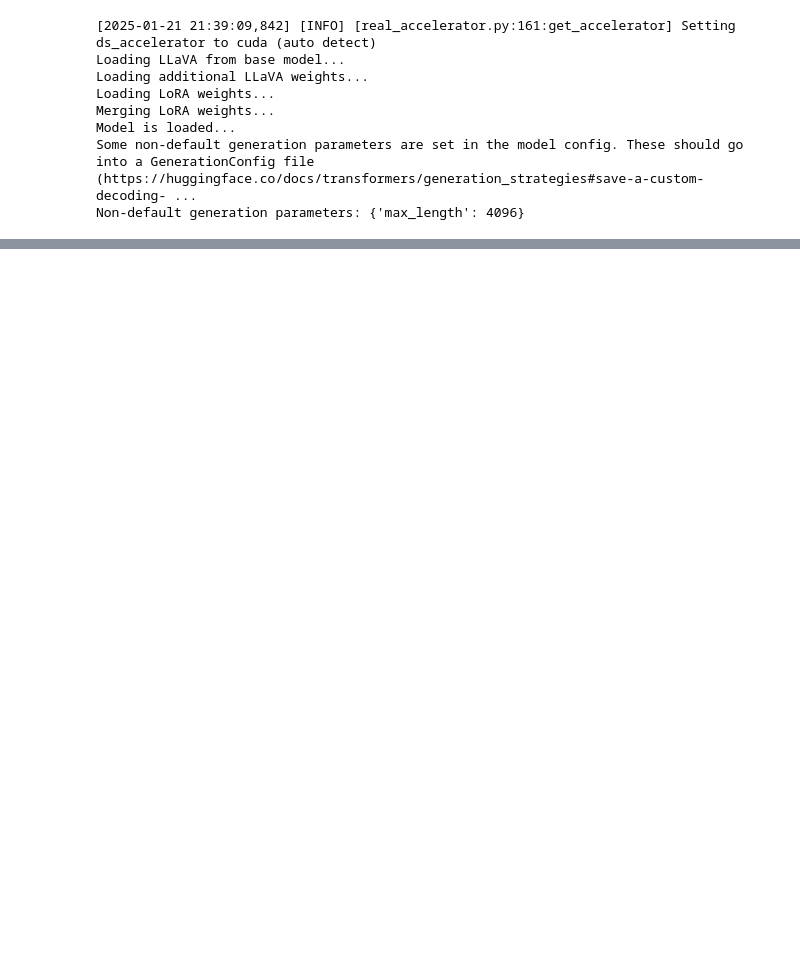
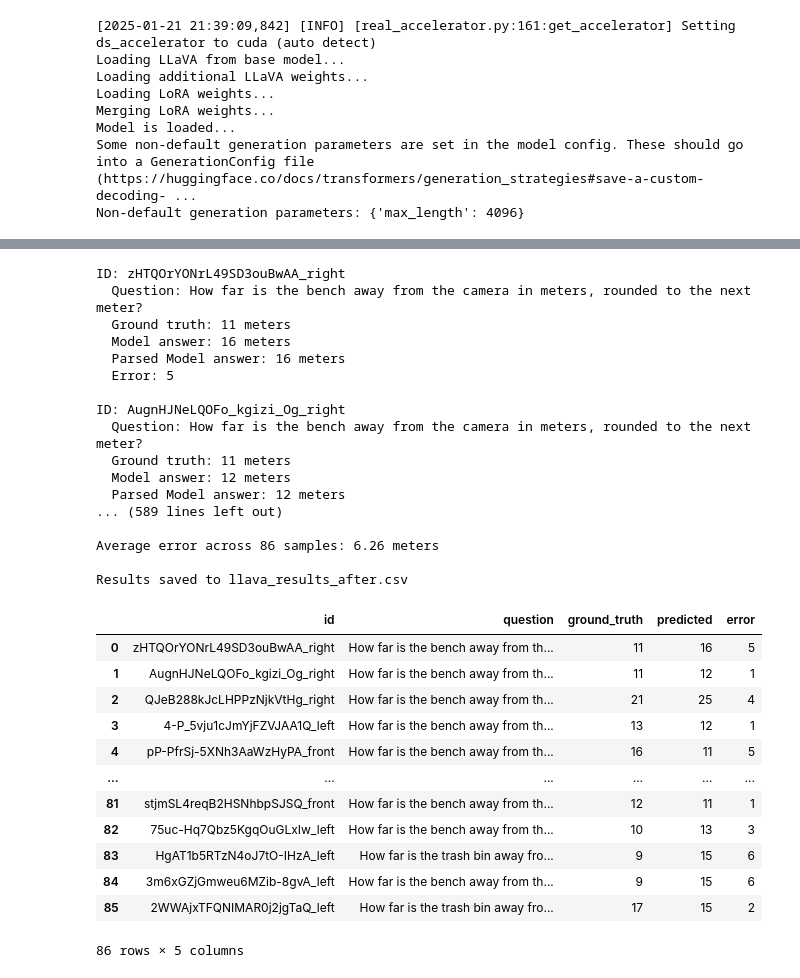
Before and after one commit to liudvikaszekas/distance-vlm, a Jupyter notebook: scripts/train_VLMs/LLAVA_Inference.ipynb, the cells around one changed output, grey strips where cells are left out. Saved outputs shown, nothing was run; the diff lists cells and outputs as text; code cells hidden in the pictures; blank space fills up the shorter version.

```diff
--- a/scripts/train_VLMs/LLAVA_Inference.ipynb
+++ b/scripts/train_VLMs/LLAVA_Inference.ipynb
@@ -405,3 +344,36 @@ ID: AugnHJNeLQOFo_kgizi_Og_right
+# %%
+evaluate_answers("after")
+# %% [output]
+ID: zHTQOrYONrL49SD3ouBwAA_right
+  Question: How far is the bench away from the camera in meters, rounded to the next meter?
+  Ground truth: 11 meters
+  Model answer: 16 meters
+  Parsed Model answer: 16 meters
+  Error: 5
+
+ID: AugnHJNeLQOFo_kgizi_Og_right
+  Question: How far is the bench away from the camera in meters, rounded to the next meter?
+  Ground truth: 11 meters
+  Model answer: 12 meters
+  Parsed Model answer: 12 meters
+... (589 lines left out)
+
+Average error across 86 samples: 6.26 meters
+
+Results saved to llava_results_after.csv
+|  | id | question | ground_truth | predicted | error |
+| 0 | zHTQOrYONrL49SD3ouBwAA_right | How far is the bench away from th... | 11 | 16 | 5 |
+| 1 | AugnHJNeLQOFo_kgizi_Og_right | How far is the bench away from th... | 11 | 12 | 1 |
+| 2 | QJeB288kJcLHPPzNjkVtHg_right | How far is the bench away from th... | 21 | 25 | 4 |
+| 3 | 4-P_5vju1cJmYjFZVJAA1Q_left | How far is the bench away from th... | 13 | 12 | 1 |
+| 4 | pP-PfrSj-5XNh3AaWzHyPA_front | How far is the bench away from th... | 16 | 11 | 5 |
+| ... | ... | ... | ... | ... | ... |
+| 81 | stjmSL4reqB2HSNhbpSJSQ_front | How far is the bench away from th... | 12 | 11 | 1 |
+| 82 | 75uc-Hq7Qbz5KgqOuGLxIw_left | How far is the bench away from th... | 10 | 13 | 3 |
+| 83 | HgAT1b5RTzN4oJ7tO-IHzA_left | How far is the trash bin away fro... | 9 | 15 | 6 |
+| 84 | 3m6xGZjGmweu6MZib-8gvA_left | How far is the bench away from th... | 9 | 15 | 6 |
+| 85 | 2WWAjxTFQNIMAR0j2jgTaQ_left | How far is the trash bin away fro... | 17 | 15 | 2 |
+86 rows × 5 columns
 # %%
 import pandas as pd
 import seaborn as sns
```
Also changed, not shown: parts of 11 cells of this notebook.
